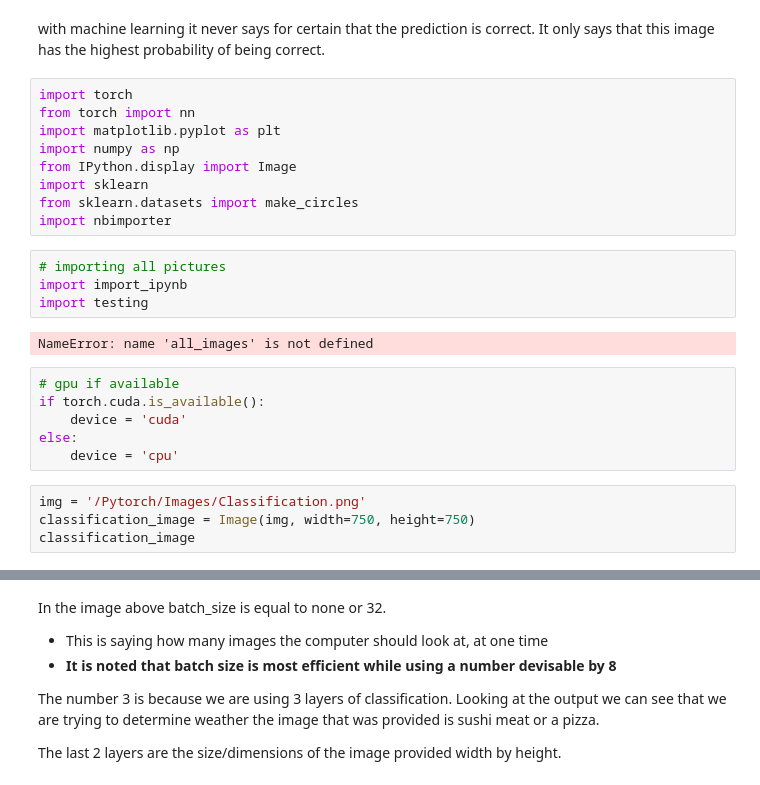
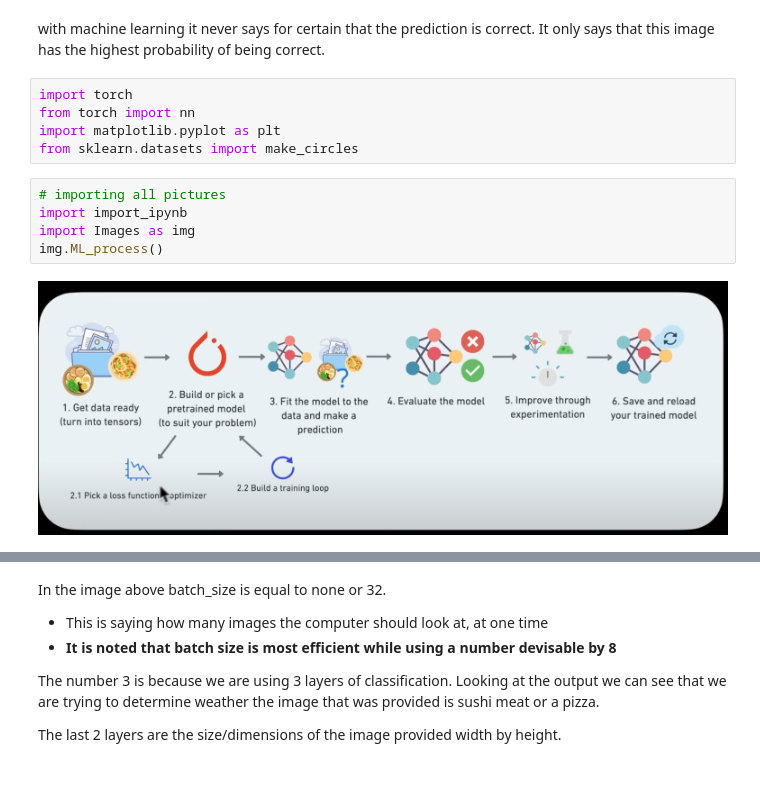
Before and after one commit to LonnieHarp/Pytorch, a Jupyter notebook: classifcation.ipynb, the cells around one changed output, grey strips where cells are left out. Saved outputs shown, nothing was run; the diff lists cells and outputs as text.

Commit message:
Update to classification.

```diff
--- a/classifcation.ipynb
+++ b/classifcation.ipynb
@@ -7,24 +7,11 @@ has the highest probability of being correct.
 import torch
 from torch import nn
 import matplotlib.pyplot as plt
-import numpy as np
-from IPython.display import Image
-import sklearn
 from sklearn.datasets import make_circles
-import nbimporter
 # %%
 # importing all pictures
 import import_ipynb
-import testing
+import Images as img
+img.ML_process()
 # %% [output]
-NameError: name 'all_images' is not defined
+[figure, added]
-# %%
-# gpu if available
-if torch.cuda.is_available():
-    device = 'cuda'
-else:
-    device = 'cpu'
-# %%
-img = '/Pytorch/Images/Classification.png'
-classification_image = Image(img, width=750, height=750)
-classification_image
```
Also changed, not shown: parts of 36 cells of this notebook.
